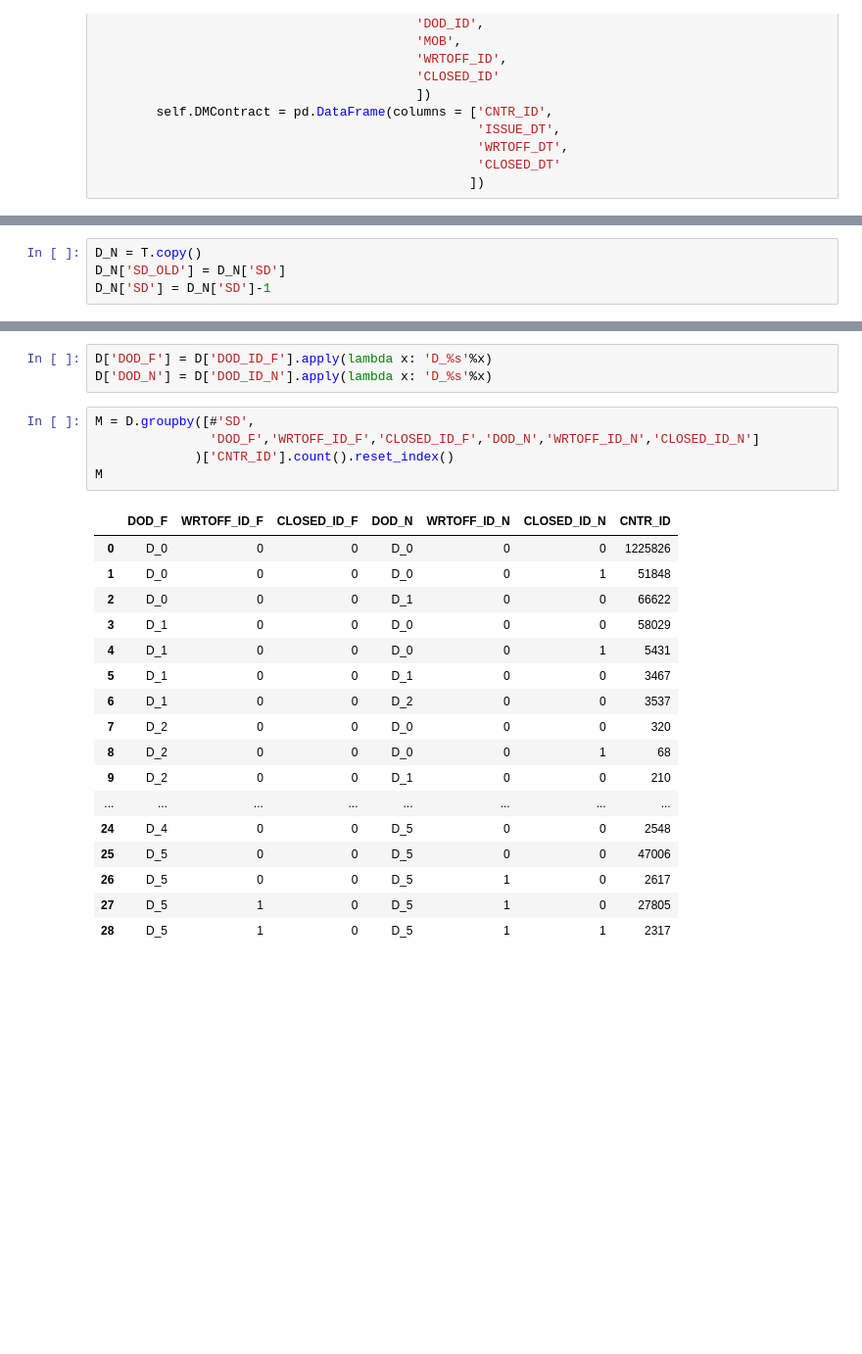
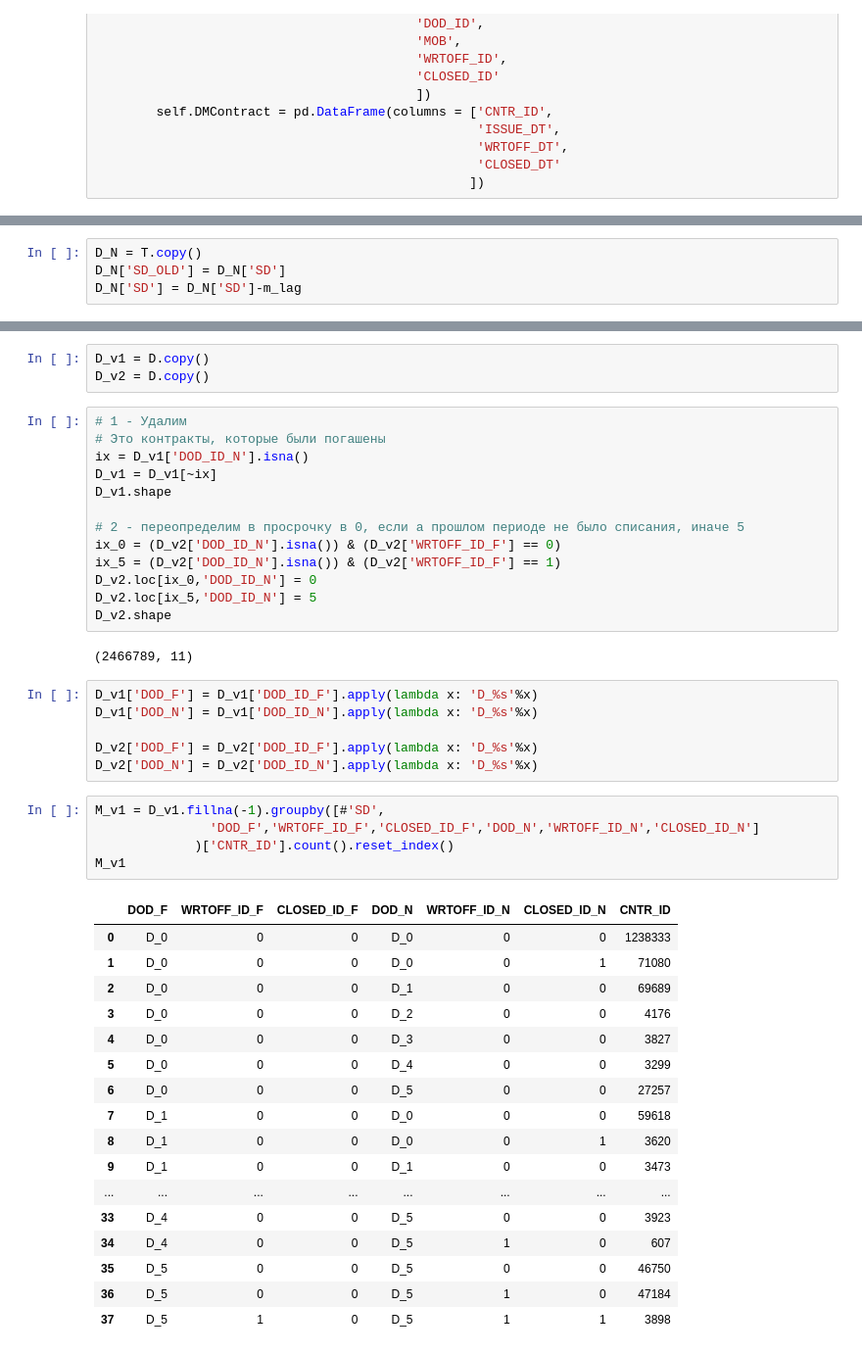
Before and after one commit to il-giza/Bank_SandBox, a Jupyter notebook: matrix_migration/generator_of_portfolio.ipynb, the cells around one changed output, grey strips where cells are left out. Shown: that part at 98% size. Saved outputs shown, nothing was run; the diff lists cells and outputs as text; blank space fills up the shorter version.

```diff
--- a/matrix_migration/generator_of_portfolio.ipynb
+++ b/matrix_migration/generator_of_portfolio.ipynb
@@ -274,7 +416,7 @@ D_F
 # %%
 D_N = T.copy()
 D_N['SD_OLD'] = D_N['SD']
-D_N['SD'] = D_N['SD']-1
+D_N['SD'] = D_N['SD']-m_lag
 # %%
 D_N
 # %% [output]
@@ -300,26 +458,47 @@ D[D['DOD_ID_N'].isna()]
+# %%
+D_v1 = D.copy()
+D_v2 = D.copy()
+# %%
+# 1 - Удалим
+# Это контракты, которые были погашены
+ix = D_v1['DOD_ID_N'].isna()
+D_v1 = D_v1[~ix]
+D_v1.shape
+
+# 2 - переопределим в просрочку в 0, если а прошлом периоде не было списания, иначе 5
+ix_0 = (D_v2['DOD_ID_N'].isna()) & (D_v2['WRTOFF_ID_F'] == 0)
+ix_5 = (D_v2['DOD_ID_N'].isna()) & (D_v2['WRTOFF_ID_F'] == 1)
+D_v2.loc[ix_0,'DOD_ID_N'] = 0
+D_v2.loc[ix_5,'DOD_ID_N'] = 5
+D_v2.shape
+# %% [output]
+(2466789, 11)
 # %%
-D['DOD_F'] = D['DOD_ID_F'].apply(lambda x: 'D_%s'%x)
-D['DOD_N'] = D['DOD_ID_N'].apply(lambda x: 'D_%s'%x)
+D_v1['DOD_F'] = D_v1['DOD_ID_F'].apply(lambda x: 'D_%s'%x)
+D_v1['DOD_N'] = D_v1['DOD_ID_N'].apply(lambda x: 'D_%s'%x)
+
+D_v2['DOD_F'] = D_v2['DOD_ID_F'].apply(lambda x: 'D_%s'%x)
+D_v2['DOD_N'] = D_v2['DOD_ID_N'].apply(lambda x: 'D_%s'%x)
 # %%
-M = D.groupby([#'SD',
+M_v1 = D_v1.fillna(-1).groupby([#'SD',
                'DOD_F','WRTOFF_ID_F','CLOSED_ID_F','DOD_N','WRTOFF_ID_N','CLOSED_ID_N']
              )['CNTR_ID'].count().reset_index()
-M
+M_v1
 # %% [output]
 |  | DOD_F | WRTOFF_ID_F | CLOSED_ID_F | DOD_N | WRTOFF_ID_N | CLOSED_ID_N | CNTR_ID |
-| 0 | D_0 | 0 | 0 | D_0 | 0 | 0 | 1225826 |
-| 1 | D_0 | 0 | 0 | D_0 | 0 | 1 | 51848 |
-| 2 | D_0 | 0 | 0 | D_1 | 0 | 0 | 66622 |
-| 3 | D_1 | 0 | 0 | D_0 | 0 | 0 | 58029 |
-| 4 | D_1 | 0 | 0 | D_0 | 0 | 1 | 5431 |
-| 5 | D_1 | 0 | 0 | D_1 | 0 | 0 | 3467 |
-| 6 | D_1 | 0 | 0 | D_2 | 0 | 0 | 3537 |
-| 7 | D_2 | 0 | 0 | D_0 | 0 | 0 | 320 |
-| 8 | D_2 | 0 | 0 | D_0 | 0 | 1 | 68 |
-| 9 | D_2 | 0 | 0 | D_1 | 0 | 0 | 210 |
+| 0 | D_0 | 0 | 0 | D_0 | 0 | 0 | 1238333 |
+| 1 | D_0 | 0 | 0 | D_0 | 0 | 1 | 71080 |
+| 2 | D_0 | 0 | 0 | D_1 | 0 | 0 | 69689 |
+| 3 | D_0 | 0 | 0 | D_2 | 0 | 0 | 4176 |
+| 4 | D_0 | 0 | 0 | D_3 | 0 | 0 | 3827 |
+| 5 | D_0 | 0 | 0 | D_4 | 0 | 0 | 3299 |
+| 6 | D_0 | 0 | 0 | D_5 | 0 | 0 | 27257 |
+| 7 | D_1 | 0 | 0 | D_0 | 0 | 0 | 59618 |
+| 8 | D_1 | 0 | 0 | D_0 | 0 | 1 | 3620 |
+| 9 | D_1 | 0 | 0 | D_1 | 0 | 0 | 3473 |
 | ... | ... | ... | ... | ... | ... | ... | ... |
-| 24 | D_4 | 0 | 0 | D_5 | 0 | 0 | 2548 |
-| 25 | D_5 | 0 | 0 | D_5 | 0 | 0 | 47006 |
-| 26 | D_5 | 0 | 0 | D_5 | 1 | 0 | 2617 |
-| 27 | D_5 | 1 | 0 | D_5 | 1 | 0 | 27805 |
-| 28 | D_5 | 1 | 0 | D_5 | 1 | 1 | 2317 |
+| 33 | D_4 | 0 | 0 | D_5 | 0 | 0 | 3923 |
+| 34 | D_4 | 0 | 0 | D_5 | 1 | 0 | 607 |
+| 35 | D_5 | 0 | 0 | D_5 | 0 | 0 | 46750 |
+| 36 | D_5 | 0 | 0 | D_5 | 1 | 0 | 47184 |
+| 37 | D_5 | 1 | 0 | D_5 | 1 | 1 | 3898 |
```
Also changed, not shown: parts of 58 cells of this notebook, 1 other file.
